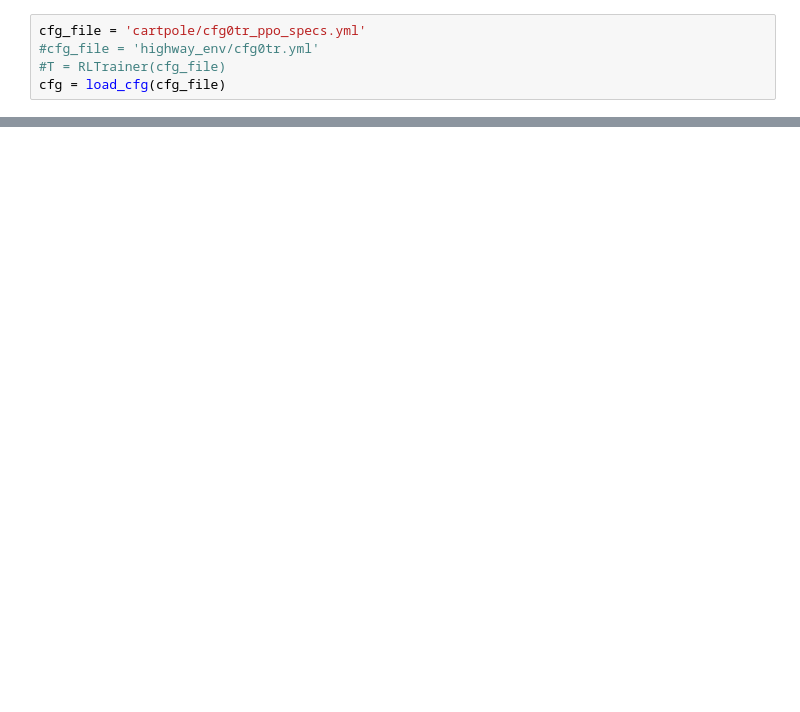
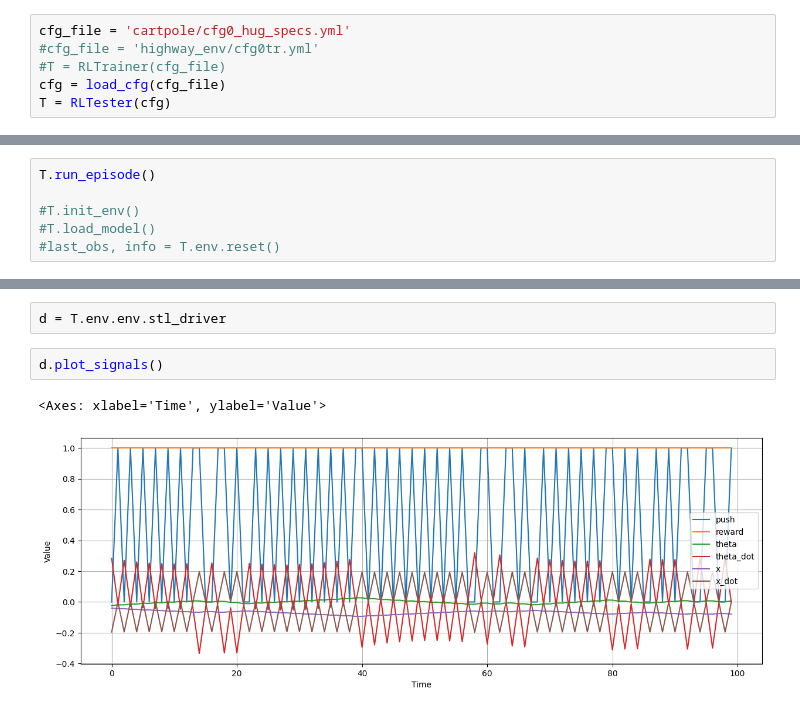
Before and after one commit to decyphir/rlrom, a Jupyter notebook: examples/sandbox.ipynb, the cells around one changed output, grey strips where cells are left out. Drawn from its saved outputs; the diff is of its cells as text; blank space fills up the shorter version.

```diff
--- a/examples/sandbox.ipynb
+++ b/examples/sandbox.ipynb
@@ -14,7 +16,8 @@ To enable the following instructions: AVX2 AVX_VNNI FMA, in other operations, re
 # %%
-cfg_file = 'cartpole/cfg0tr_ppo_specs.yml'
+cfg_file = 'cartpole/cfg0_hug_specs.yml'
 #cfg_file = 'highway_env/cfg0tr.yml'
 #T = RLTrainer(cfg_file)
 cfg = load_cfg(cfg_file)
+T = RLTester(cfg)
 # %% [output]
 loading field [ specs ] from STL file [ cartpole.stl ]
@@ -113,0 +24,6 @@ phi_left_goal
+# %%
+T.run_episode()
+
+#T.init_env()
+#T.load_model()
+#last_obs, info = T.env.reset()
@@ -113,0 +68,7 @@ phi_left_goal
+# %%
+d = T.env.env.stl_driver
+# %%
+d.plot_signals()
+# %% [output]
+<Axes: xlabel='Time', ylabel='Value'>
+[figure, added]
```
Also changed, not shown: parts of 10 cells of this notebook, 5 other files.
